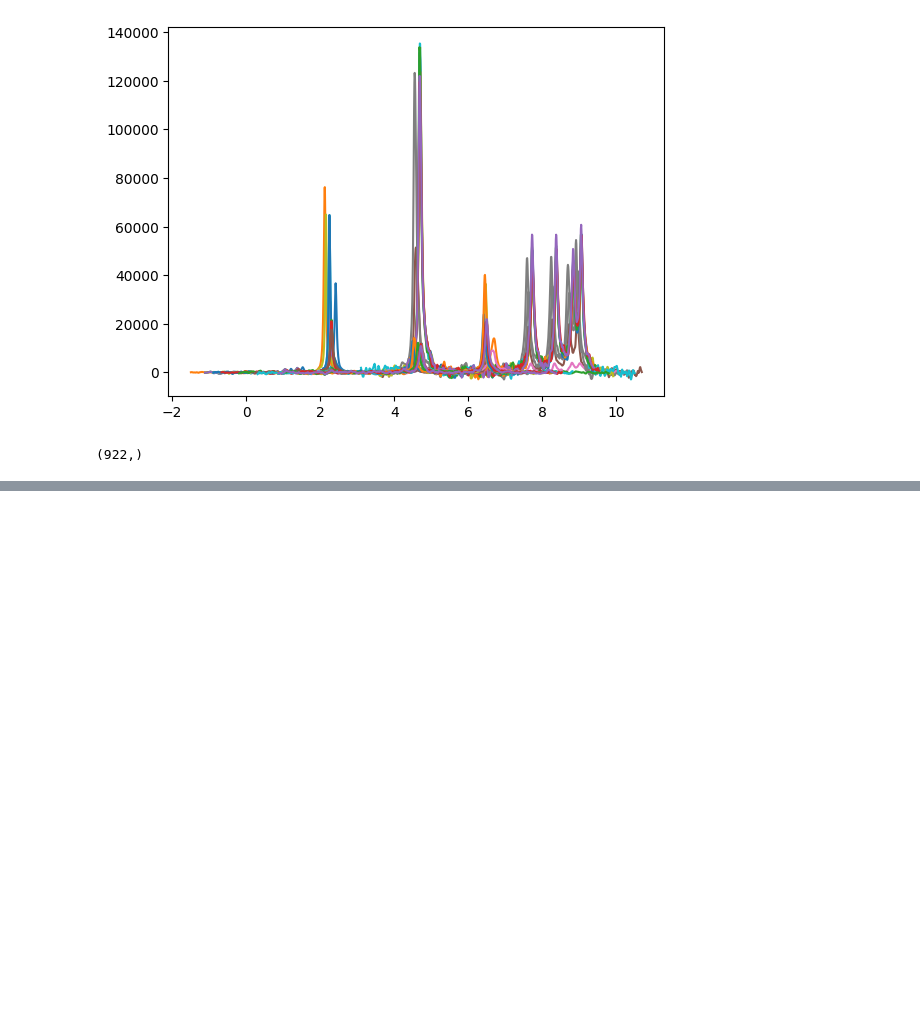
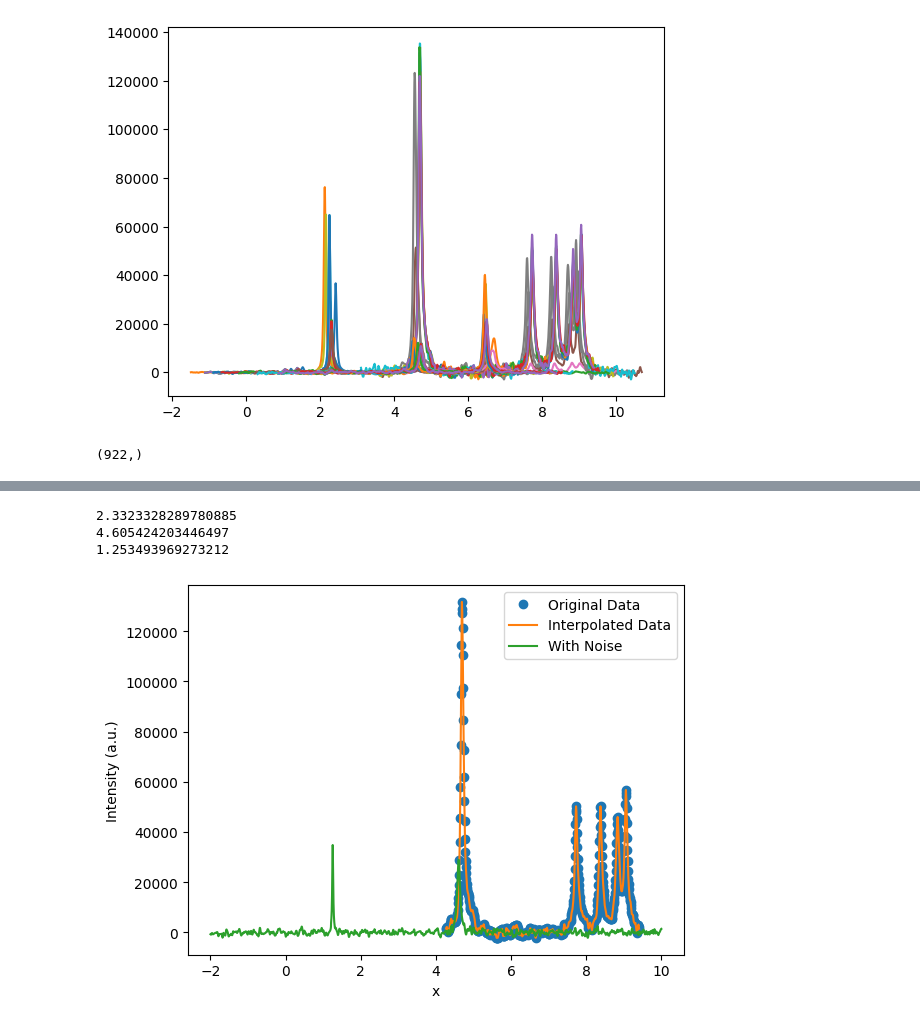
Before and after one commit to RATFIVE/MoinCC-AI4metabolomics, a Jupyter notebook: NMRQNet/RadnomNoiseGenerator.ipynb, the cells around one changed output, grey strips where cells are left out. Saved outputs shown, nothing was run; the diff lists cells and outputs as text; code cells hidden in the pictures; blank space fills up the shorter version.

```diff
--- a/NMRQNet/RadnomNoiseGenerator.ipynb
+++ b/NMRQNet/RadnomNoiseGenerator.ipynb
@@ -115,0 +123,34 @@ plt.show()
+# %%
+df = pd.read_csv(path_list[20])
+y_original = df.iloc[:,40]
+y_new = y_noisy
+
+
+# Originaldaten
+y_original = df.iloc[:, 1]
+x_original = df.iloc[:, 0]
+
+# Neue x-Werte (stellen Sie sicher, dass diese innerhalb des Bereichs von x_original liegen)
+x_new = np.linspace(x_original.min(), x_original.max(), 10000)
+
+# Interpolierte Daten
+interpolated_data = interpolate.interp1d(x_original, y_original, kind='linear')(x_new)
+
+
+
+peak_list = [2.323, 4.7, 1.201]
+x, y_noisy = generate_random_spectrum(peak_list)
+
+plt.plot(x_original, y_original, 'o', label='Original Data')
+plt.plot(x_new, interpolated_data, '-', label='Interpolated Data')
+
+plt.plot(x, y_noisy, label="With Noise")
+plt.xlabel('x')
+plt.ylabel('Intensity (a.u.)')
+plt.legend()
+plt.show()
+# %% [output]
+2.3323328289780885
+4.605424203446497
+1.253493969273212
+[figure, added]
```
Also changed, not shown: parts of 3 cells of this notebook.
